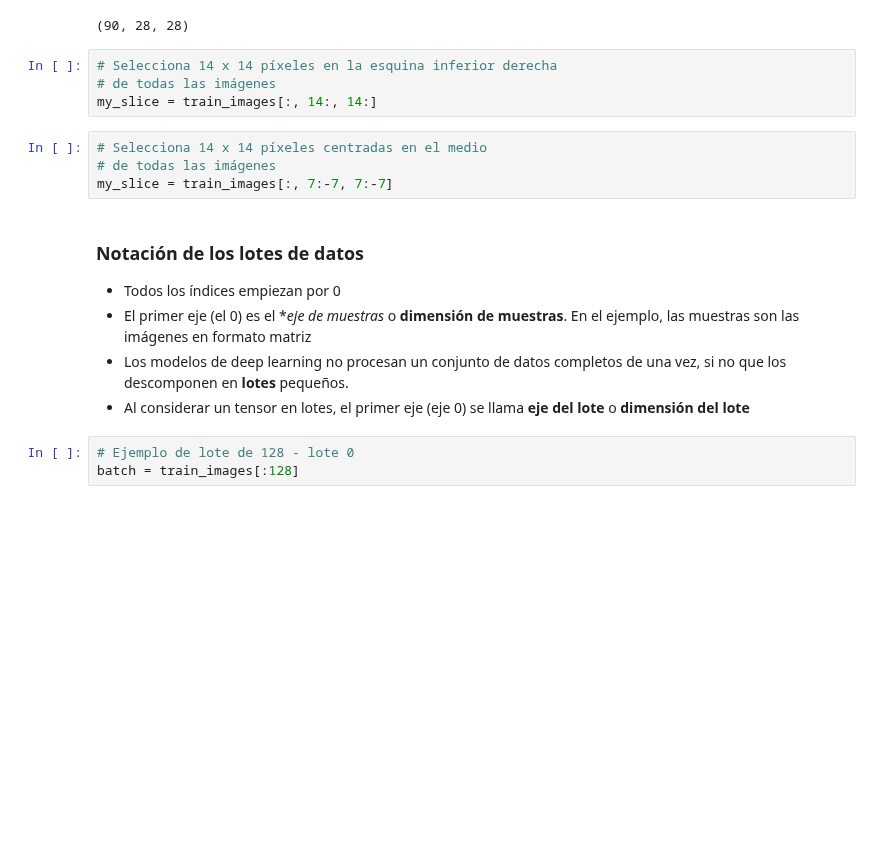
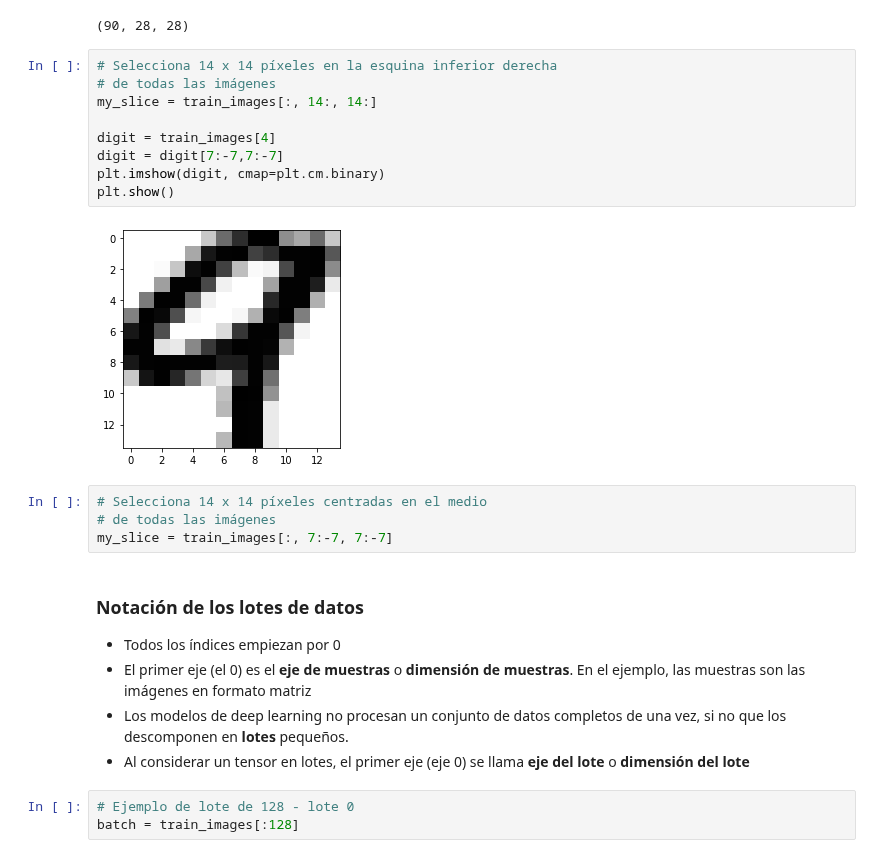
Before and after one commit to carlosemiliorabazo/deepLearning, a Jupyter notebook: 2_2_Representaciones_de_Datos_para_RNA.ipynb, the cells around one changed output. Saved outputs shown, nothing was run; the diff lists cells and outputs as text; blank space fills up the shorter version.

```diff
--- a/2_2_Representaciones_de_Datos_para_RNA.ipynb
+++ b/2_2_Representaciones_de_Datos_para_RNA.ipynb
@@ -139,7 +141,14 @@ my_slice.shape
 # %%
 # Selecciona 14 x 14 píxeles en la esquina inferior derecha
 # de todas las imágenes
 my_slice = train_images[:, 14:, 14:]
+
+digit = train_images[4]
+digit = digit[7:-7,7:-7]
+plt.imshow(digit, cmap=plt.cm.binary)
+plt.show()
+# %% [output]
+[figure, added]
 # %%
 # Selecciona 14 x 14 píxeles centradas en el medio
 # de todas las imágenes
@@ -147,7 +156,7 @@ my_slice = train_images[:, 7:-7, 7:-7]
 # %% [markdown]
 ### Notación de los lotes de datos
 - Todos los índices empiezan por 0
-- El primer eje (el 0) es el **eje de muestras* o **dimensión de muestras**. En el ejemplo, las muestras son las imágenes en formato matriz
+- El primer eje (el 0) es el **eje de muestras** o **dimensión de muestras**. En el ejemplo, las muestras son las imágenes en formato matriz
 - Los modelos de deep learning no procesan un conjunto de datos completos de una vez, si no que los descomponen en **lotes** pequeños.
 - Al considerar un tensor en lotes, el primer eje (eje 0) se llama **eje del lote** o **dimensión del lote**
 # %%
```
Also changed, not shown: parts of 3 cells of this notebook.
